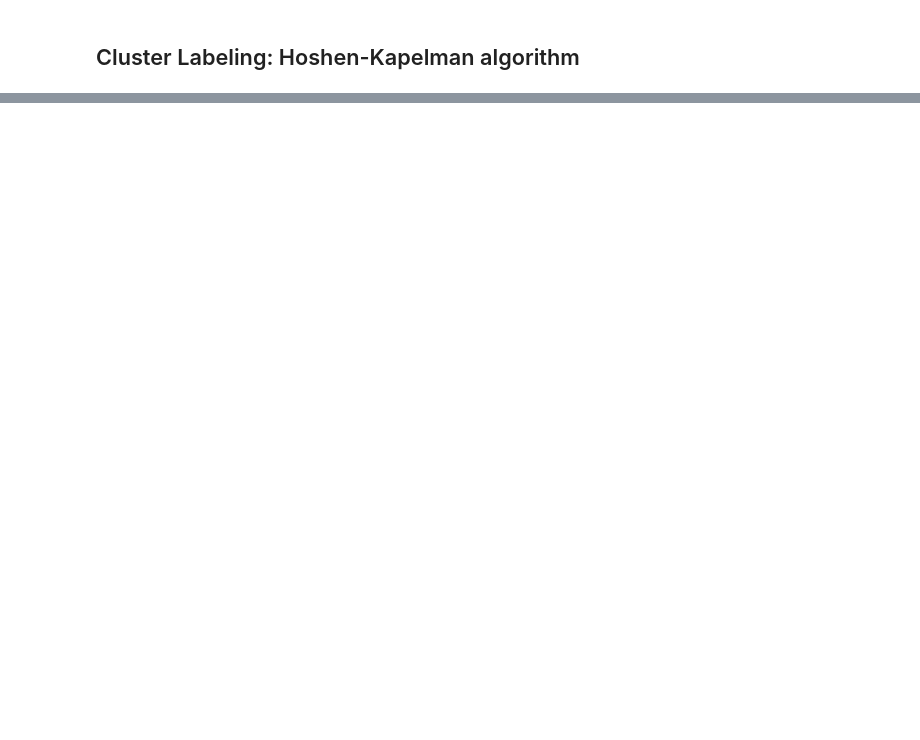
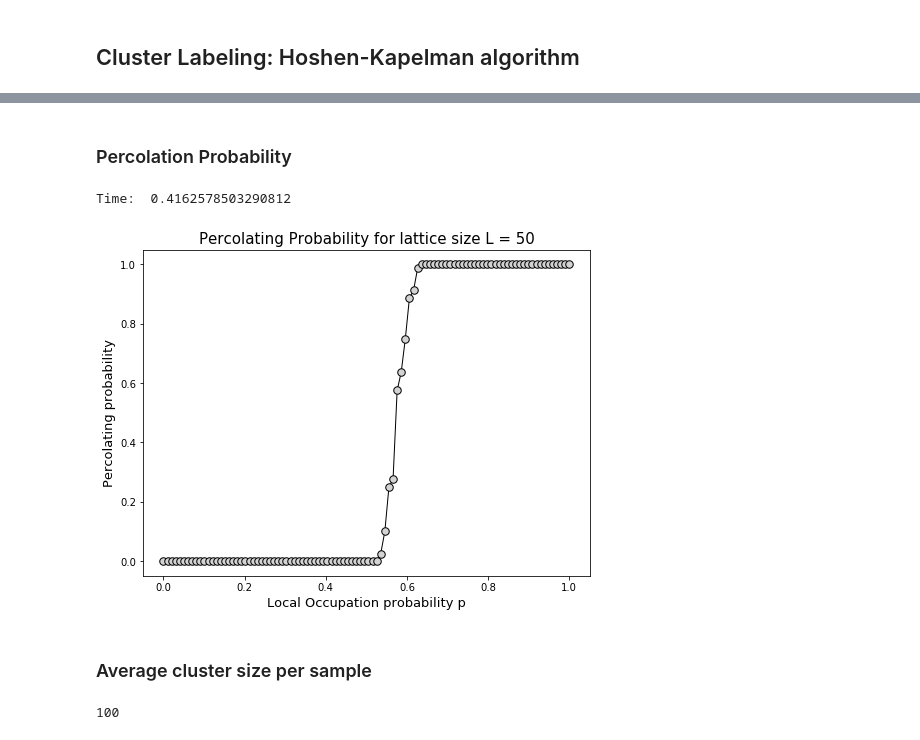
Before and after one commit to erikperez20/Computational_Condensed_Matter_Physics, a Jupyter notebook: Percolation.ipynb, the cells around one changed output, grey strips where cells are left out. Drawn from its saved outputs; the diff is of its cells as text; code cells hidden in the pictures; blank space fills up the shorter version.

Commit message:
Percolation observables

```diff
--- a/Percolation.ipynb
+++ b/Percolation.ipynb
@@ -187,0 +221,17 @@ for axx in ax.flat:
+# %%
+M_samples = 80 # Number of samples generated for each probability p
+probability_values = np.linspace(0,1,100)
+L = 50 # Length of lattice
+# %%
+start = time.time()
+mean_cluster_sizes = []
+for pval in probability_values:
+    clusters_sizes = []
+    for j in range(M_samples):
+        lattice = generate_sample(L, pval)
+        clusters_group = Hoshen_Kapelman(L,lattice).run()
+        clusters_etiquette = list(set(clusters_group.flatten()))[1:-1]
+        clusters_sizes.append(len(clusters_etiquette))
+    mean_cluster_sizes.append(np.array(clusters_sizes).mean())
+end = time.time()
+print('Time: ',(end-start)/60)
@@ -187,0 +250,2 @@ for axx in ax.flat:
+# %% [markdown]
+### Percolation Probability
@@ -187,0 +285,28 @@ for axx in ax.flat:
+# %%
+start = time.time()
+percolating_probs = []
+for pval in probability_values:
+    percolating_clusters = 0
+    for i in range(M_samples):
+        lattice = generate_sample(L,pval)
+        lattice_labels = Hoshen_Kapelman(L, lattice).run()
+        boolean_val = percolating_cluster(lattice_labels)
+        if boolean_val:
+            percolating_clusters += 1
+    percolating_probs.append(percolating_clusters/M_samples)
+end = time.time()
+print('Time: ',(end-start)/60)
+# %% [output]
+Time:  0.4162578503290812
+# %%
+fig,ax = plt.subplots(figsize = (8,6))
+ax.set_xlabel('Local Occupation probability p',fontsize = 13)
+ax.set_ylabel('Percolating probability',fontsize = 13)
+ax.plot(probability_values, percolating_probs, 'o-k',linewidth=1, markersize=7.5, markerfacecolor = 'lightgray',
+           markeredgecolor = 'k', markeredgewidth = 1)
+ax.set_title(f'Percolating Probability for lattice size L = {L}', fontsize = 15)
+plt.show()
+# %% [output]
+[figure, added]
+# %% [markdown]
+### Average cluster size per sample
@@ -187,0 +330,4 @@ for axx in ax.flat:
+# %%
+len(probability_values)
+# %% [output]
+100
```
Also changed, not shown: parts of 17 cells of this notebook.
